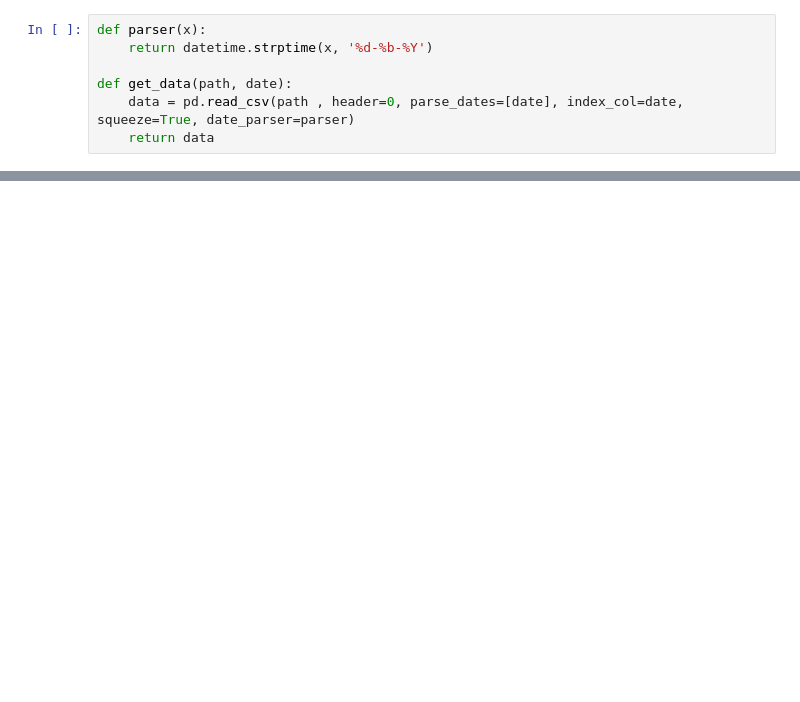
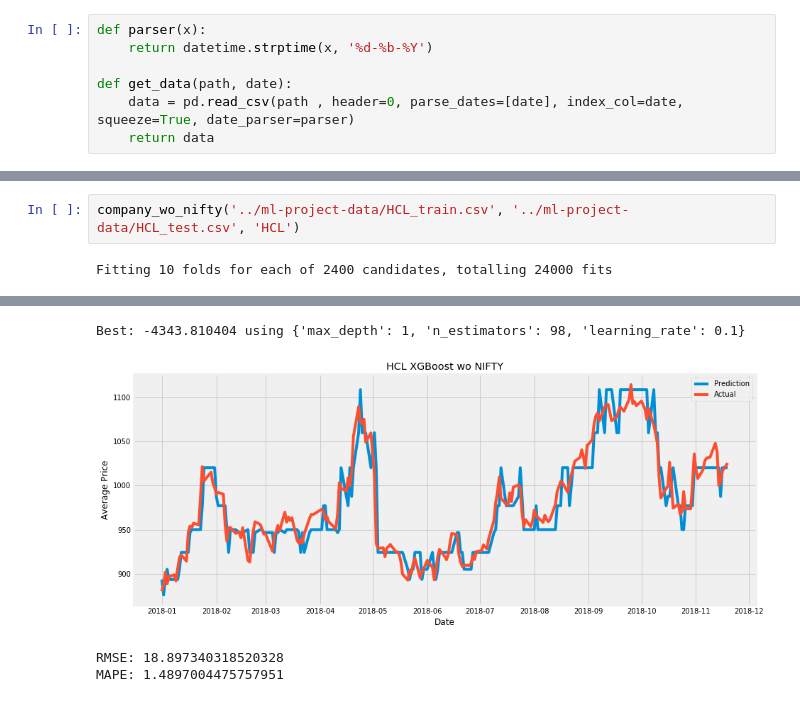
Before and after one commit to ReetBarik/Machine-Learning-Project, a Jupyter notebook: ipython notebooks/multivariate-xgboost.ipynb, the cells around one changed output, grey strips where cells are left out. Drawn from its saved outputs; the diff is of its cells as text; blank space fills up the shorter version.

```diff
--- a/ipython notebooks/multivariate-xgboost.ipynb
+++ b/ipython notebooks/multivariate-xgboost.ipynb
@@ -253,0 +200,4 @@ MAPE: 0.9400049828651625
+# %%
+company_wo_nifty('../ml-project-data/HCL_train.csv', '../ml-project-data/HCL_test.csv', 'HCL')
+# %% [output]
+Fitting 10 folds for each of 2400 candidates, totalling 24000 fits
@@ -253,0 +217,4 @@ MAPE: 0.9400049828651625
+Best: -4343.810404 using {'max_depth': 1, 'n_estimators': 98, 'learning_rate': 0.1}
+[figure, added]
+RMSE: 18.897340318520328
+MAPE: 1.4897004475757951
```
Also changed, not shown: parts of 32 cells of this notebook, 2 other files.
